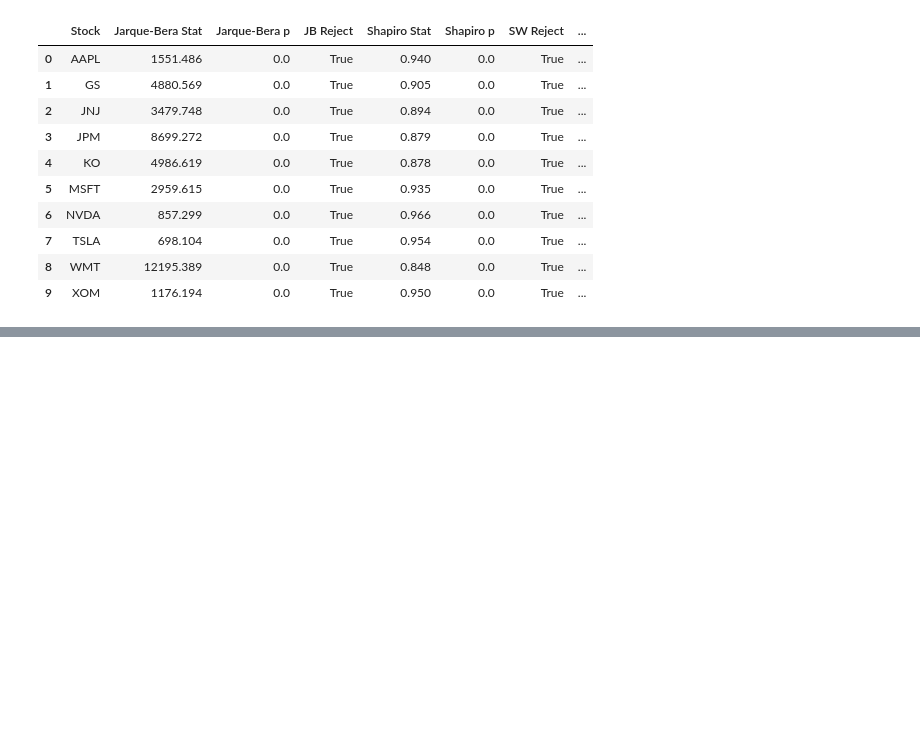
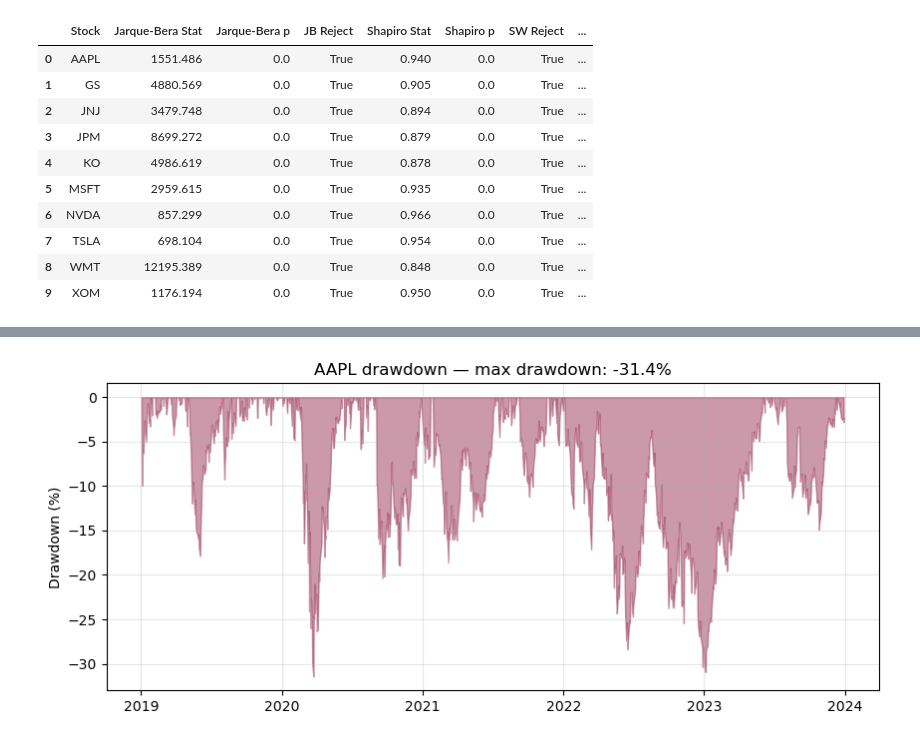
Before and after one commit to adityajoshi1602/Financial_Data_Explorer_Multiple_Stocks, a Jupyter notebook: notebook/01_data_exploration.ipynb, the cells around one changed output, grey strips where cells are left out. Saved outputs shown, nothing was run; the diff lists cells and outputs as text; code cells hidden in the pictures; blank space fills up the shorter version.

```diff
--- a/notebook/01_data_exploration.ipynb
+++ b/notebook/01_data_exploration.ipynb
@@ -154,0 +245,11 @@ result
+# %%
+dd = drawdown_series(df[ticker])
+
+fig, ax = plt.subplots(figsize=(10,4))
+ax.fill_between(dd.index, dd['drawdown']*100, 0, alpha=0.5, color='#993556')
+ax.set_title(f"{ticker} drawdown — max drawdown: {dd['drawdown'].min()*100:.1f}%")
+ax.set_ylabel('Drawdown (%)')
+ax.grid(alpha=0.3)
+plt.show()
+# %% [output]
+[figure, added]
```
Also changed, not shown: parts of 14 cells of this notebook, 1 other file.
